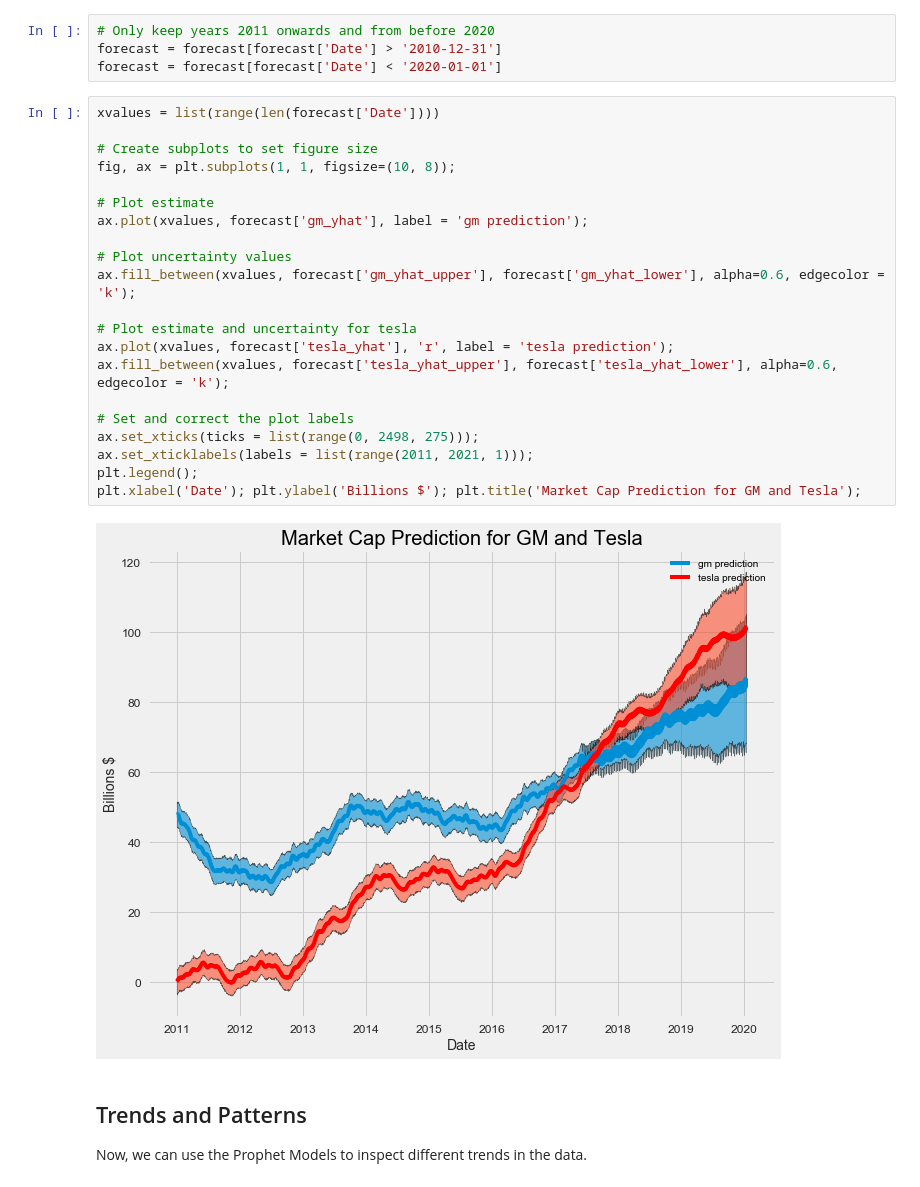
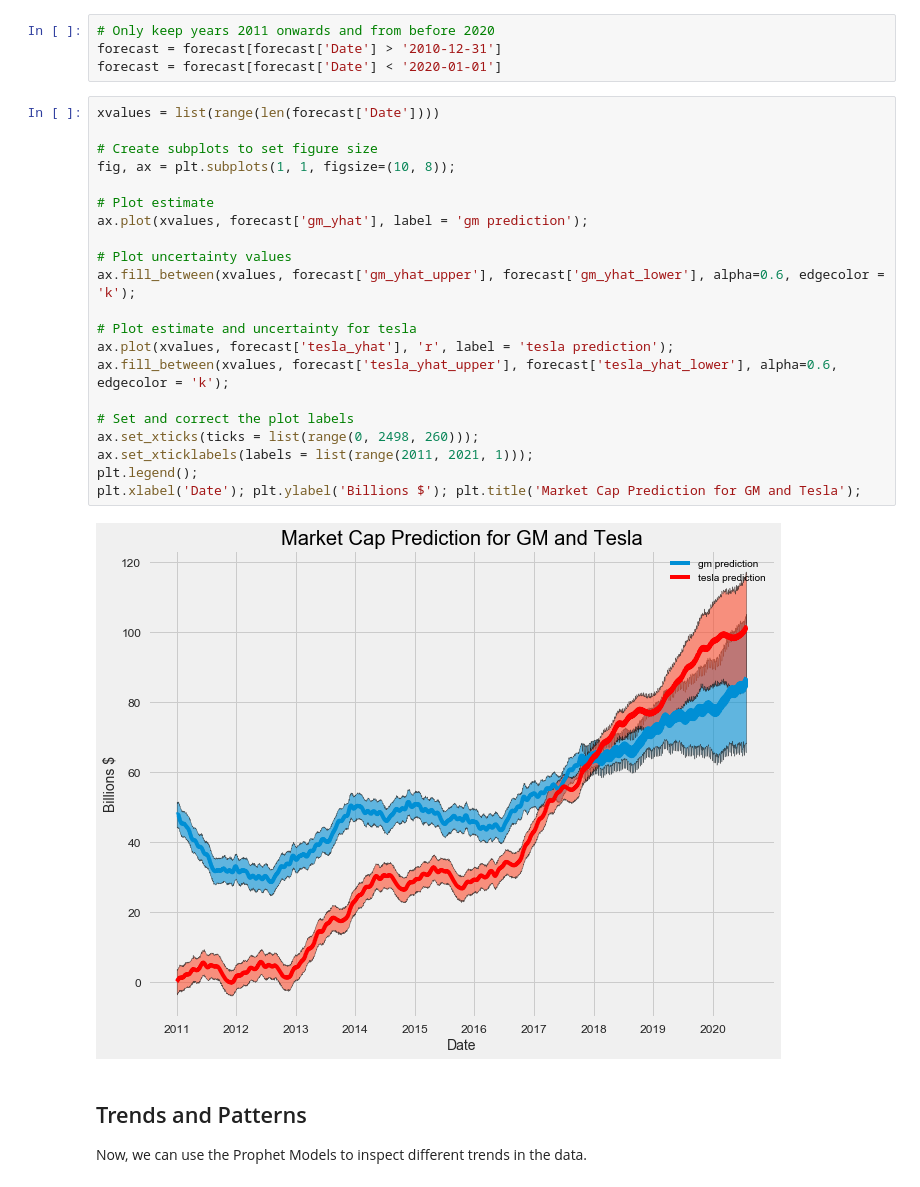
Before and after one commit to WillKoehrsen/Data-Analysis, a Jupyter notebook: additive_models/Additive Models for Prediction.ipynb, the cells around one changed output. Cells and saved outputs as stored; diff of their text form.

Commit message:
Updated Notebook and images

```diff
--- a/additive_models/Additive Models for Prediction.ipynb
+++ b/additive_models/Additive Models for Prediction.ipynb
@@ -295,26 +295,26 @@ forecast = forecast[forecast['Date'] < '2020-01-01']
 # %%
 xvalues = list(range(len(forecast['Date'])))
 
 # Create subplots to set figure size
 fig, ax = plt.subplots(1, 1, figsize=(10, 8));
 
 # Plot estimate
 ax.plot(xvalues, forecast['gm_yhat'], label = 'gm prediction');
 
 # Plot uncertainty values
 ax.fill_between(xvalues, forecast['gm_yhat_upper'], forecast['gm_yhat_lower'], alpha=0.6, edgecolor = 'k');
 
 # Plot estimate and uncertainty for tesla
 ax.plot(xvalues, forecast['tesla_yhat'], 'r', label = 'tesla prediction');
 ax.fill_between(xvalues, forecast['tesla_yhat_upper'], forecast['tesla_yhat_lower'], alpha=0.6, edgecolor = 'k');
 
 # Set and correct the plot labels
-ax.set_xticks(ticks = list(range(0, 2498, 275)));
+ax.set_xticks(ticks = list(range(0, 2498, 260)));
 ax.set_xticklabels(labels = list(range(2011, 2021, 1)));
 plt.legend();
 plt.xlabel('Date'); plt.ylabel('Billions $'); plt.title('Market Cap Prediction for GM and Tesla');
 # %% [output]
-[figure, old version]
+[figure, new version]
 # %% [markdown]
 ## Trends and Patterns
 
```
Also changed, not shown: parts of 2 cells of this notebook, 11 other files.
